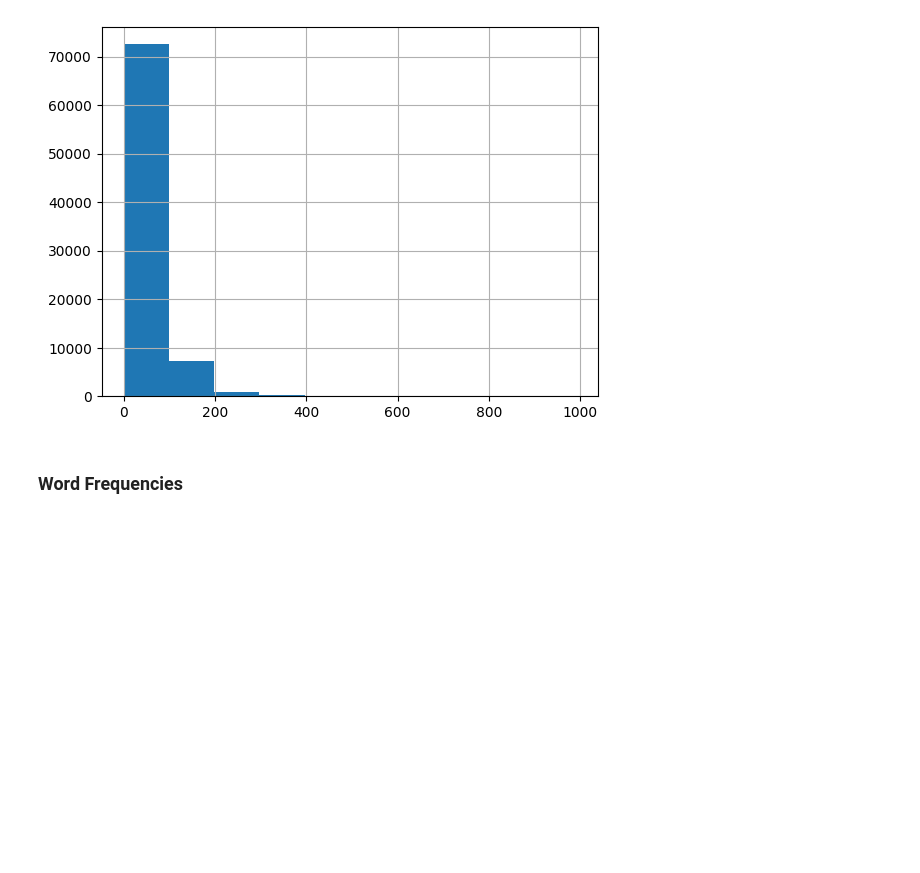
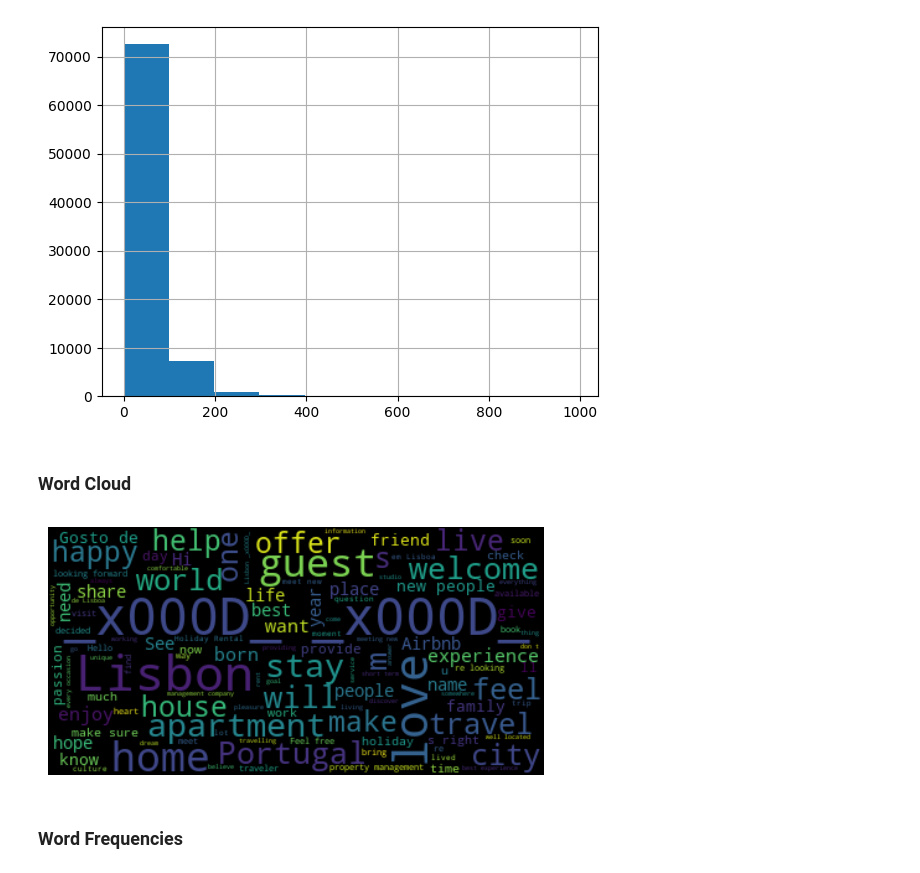
Before and after one commit to inesleonidasrocha/TM2023-Airbnb, a Jupyter notebook: NLP_3.ipynb, the cells around one changed output. Drawn from its saved outputs; the diff is of its cells as text; code cells hidden in the pictures; blank space fills up the shorter version.

```diff
--- a/NLP_3.ipynb
+++ b/NLP_3.ipynb
@@ -385,3 +408,5 @@ test_reviews['word_count'].hist()
 # %% [output]
 <Axes: >
 [figure]
+# %% [markdown]
+### Word Cloud
@@ -388,2 +417,21 @@ test_reviews['word_count'].hist()
+# %%
+import re
+
+from wordcloud import WordCloud
+
+text = ' '  # Empty string
+for review in train_data['host_about']:
+    text += re.sub(r'[^\w\s]', ' ', review) + ' '
+
+# Clean all the text of non-word characters
+
+cloud_train_reviews = WordCloud().generate(text)
+# Generate the wordcloud
+# %%
+plt.imshow(cloud_train_reviews, interpolation='bilinear')
+plt.axis("off")
+plt.show()
+# %% [output]
+[figure, added]
 # %% [markdown]
 ### Word Frequencies
```
Also changed, not shown: parts of 12 cells of this notebook, 1 other file.
